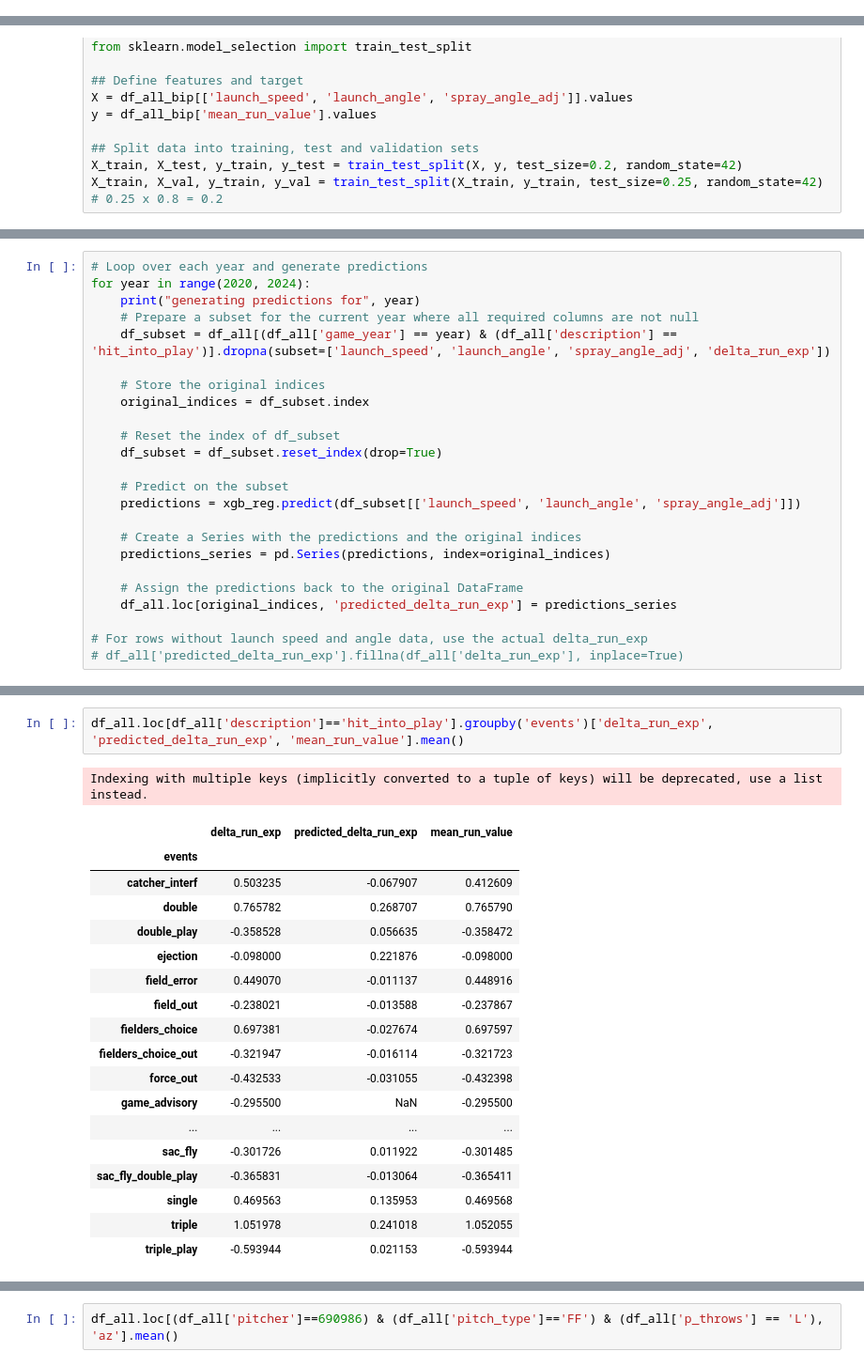
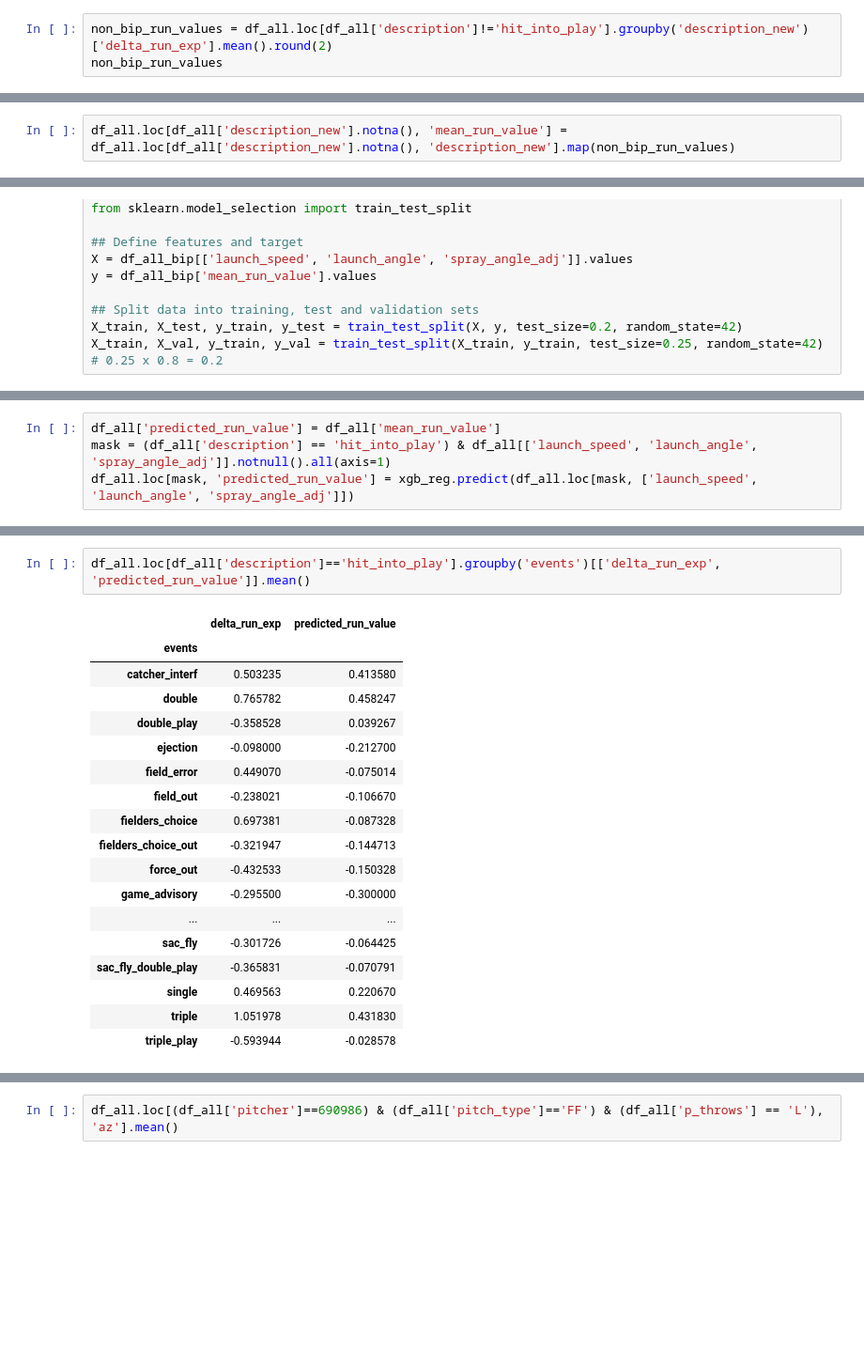
Before and after one commit to sam-walsh/pitching_model, a Jupyter notebook: predictive_run_values.ipynb, the cells around one changed output, grey strips where cells are left out. Shown at 94% size. Saved outputs shown, nothing was run; the diff lists cells and outputs as text; blank space fills up the shorter version.

```diff
--- a/predictive_run_values.ipynb
+++ b/predictive_run_values.ipynb
@@ -148,0 +137,3 @@ df_all['mean_run_value'] = df_all.set_index(['game_year', 'events']).index.map(m
+# %%
+non_bip_run_values = df_all.loc[df_all['description']!='hit_into_play'].groupby('description_new')['delta_run_exp'].mean().round(2)
+non_bip_run_values
@@ -149,3 +147,5 @@ df_all['mean_run_value'] = df_all.set_index(['game_year', 'events']).index.map(m
+# %%
+df_all.loc[df_all['description_new'].notna(), 'mean_run_value'] = df_all.loc[df_all['description_new'].notna(), 'description_new'].map(non_bip_run_values)
 # %%
 # check if yearly implementation of linear weights is correct
 df_all.loc[df_all['events']=='home_run'].groupby('game_year')['mean_run_value'].mean()
@@ -317,24 +312,0 @@ plt.show()
-# %%
-# Loop over each year and generate predictions
-for year in range(2020, 2024):
-    print("generating predictions for", year)
-    # Prepare a subset for the current year where all required columns are not null
-    df_subset = df_all[(df_all['game_year'] == year) & (df_all['description'] == 'hit_into_play')].dropna(subset=['launch_speed', 'launch_angle', 'spray_angle_adj', 'delta_run_exp'])
-
-    # Store the original indices
-    original_indices = df_subset.index
-
-    # Reset the index of df_subset
-    df_subset = df_subset.reset_index(drop=True)
-
-    # Predict on the subset
-    predictions = xgb_reg.predict(df_subset[['launch_speed', 'launch_angle', 'spray_angle_adj']])
-
-    # Create a Series with the predictions and the original indices
-    predictions_series = pd.Series(predictions, index=original_indices)
-
-    # Assign the predictions back to the original DataFrame
-    df_all.loc[original_indices, 'predicted_delta_run_exp'] = predictions_series
-
-# For rows without launch speed and angle data, use the actual delta_run_exp
-# df_all['predicted_delta_run_exp'].fillna(df_all['delta_run_exp'], inplace=True)
@@ -345,0 +313,4 @@ generating predictions for 2023
+# %%
+df_all['predicted_run_value'] = df_all['mean_run_value']
+mask = (df_all['description'] == 'hit_into_play') & df_all[['launch_speed', 'launch_angle', 'spray_angle_adj']].notnull().all(axis=1)
+df_all.loc[mask, 'predicted_run_value'] = xgb_reg.predict(df_all.loc[mask, ['launch_speed', 'launch_angle', 'spray_angle_adj']])
@@ -346,22 +331,21 @@ generating predictions for 2023
 # %%
-df_all.loc[df_all['description']=='hit_into_play'].groupby('events')['delta_run_exp', 'predicted_delta_run_exp', 'mean_run_value'].mean()
+df_all.loc[df_all['description']=='hit_into_play'].groupby('events')[['delta_run_exp', 'predicted_run_value']].mean()
 # %% [output]
-Indexing with multiple keys (implicitly converted to a tuple of keys) will be deprecated, use a list instead.
-|  | delta_run_exp | predicted_delta_run_exp | mean_run_value |
-| events |  |  |  |
-| catcher_interf | 0.503235 | -0.067907 | 0.412609 |
-| double | 0.765782 | 0.268707 | 0.765790 |
-| double_play | -0.358528 | 0.056635 | -0.358472 |
-| ejection | -0.098000 | 0.221876 | -0.098000 |
-| field_error | 0.449070 | -0.011137 | 0.448916 |
-| field_out | -0.238021 | -0.013588 | -0.237867 |
-| fielders_choice | 0.697381 | -0.027674 | 0.697597 |
-| fielders_choice_out | -0.321947 | -0.016114 | -0.321723 |
-| force_out | -0.432533 | -0.031055 | -0.432398 |
-| game_advisory | -0.295500 | NaN | -0.295500 |
-| ... | ... | ... | ... |
-| sac_fly | -0.301726 | 0.011922 | -0.301485 |
-| sac_fly_double_play | -0.365831 | -0.013064 | -0.365411 |
-| single | 0.469563 | 0.135953 | 0.469568 |
-| triple | 1.051978 | 0.241018 | 1.052055 |
-| triple_play | -0.593944 | 0.021153 | -0.593944 |
+|  | delta_run_exp | predicted_run_value |
+| events |  |  |
+| catcher_interf | 0.503235 | 0.413580 |
+| double | 0.765782 | 0.458247 |
+| double_play | -0.358528 | 0.039267 |
+| ejection | -0.098000 | -0.212700 |
+| field_error | 0.449070 | -0.075014 |
+| field_out | -0.238021 | -0.106670 |
+| fielders_choice | 0.697381 | -0.087328 |
+| fielders_choice_out | -0.321947 | -0.144713 |
+| force_out | -0.432533 | -0.150328 |
+| game_advisory | -0.295500 | -0.300000 |
+| ... | ... | ... |
+| sac_fly | -0.301726 | -0.064425 |
+| sac_fly_double_play | -0.365831 | -0.070791 |
+| single | 0.469563 | 0.220670 |
+| triple | 1.051978 | 0.431830 |
+| triple_play | -0.593944 | -0.028578 |
```
Also changed, not shown: parts of 37 cells of this notebook, 19 other files.
